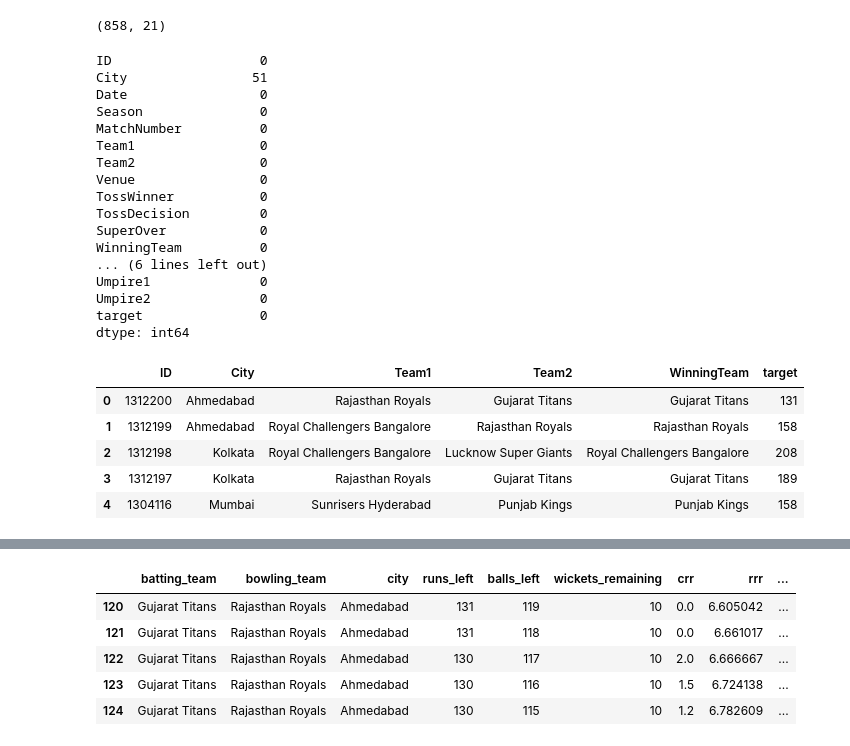
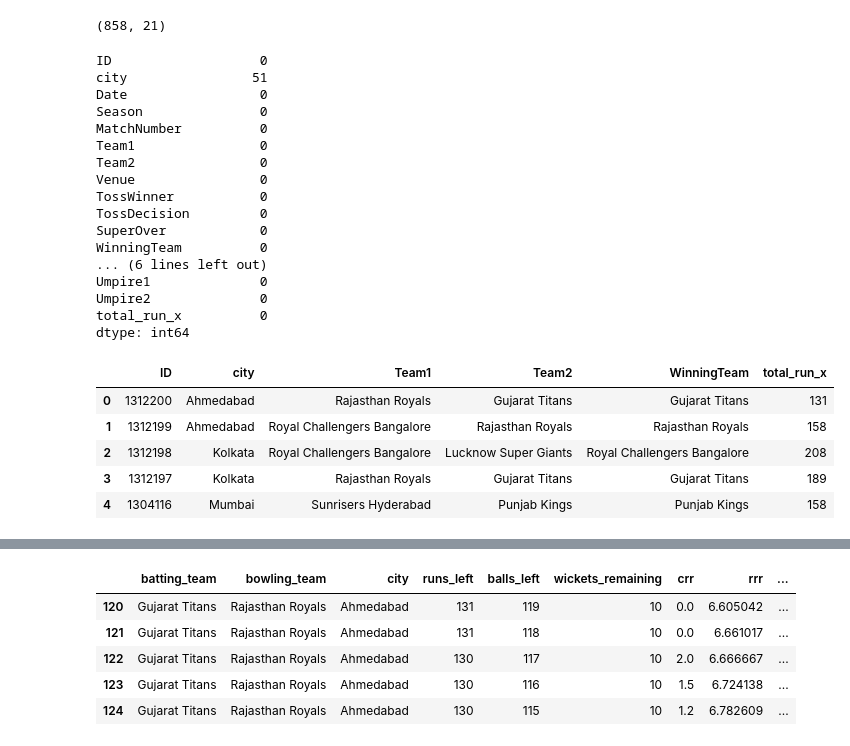
Before and after one commit to AyanPaliwal/IPL-Match-Winning-Prediction, a Jupyter notebook: IPL Wiinning Prediction.ipynb, the cells around one changed output, grey strips where cells are left out. Cells and saved outputs as stored; diff of their text form; code cells hidden in the pictures.

```diff
--- a/IPL_Winning_Prediction.ipynb
+++ b/IPL Wiinning Prediction.ipynb
@@ -853,8 +857,8 @@ catches            0
 Player_of_Match    0
 dtype: int64
 # %%
-balls=pd.read_csv("D:\\Data Analyst\\Projects\\IPL PREDICTION\\IPL_Ball_by_Ball_2008_2022.csv")
-matches=pd.read_csv("D:\\Data Analyst\\Projects\\IPL PREDICTION\\IPL_Matches_2008_2022.csv")
+balls=pd.read_csv("D:\\Data Analyst\\Projects\\IPL PREDICTION - Copy\\IPL_Ball_by_Ball_2008_2022.csv")
+matches=pd.read_csv("D:\\Data Analyst\\Projects\\IPL PREDICTION - Copy\\IPL_Matches_2008_2022.csv")
 # %%
 inningScores = balls.groupby(['ID', 'innings'])['total_run'].sum().reset_index()
 inningScores = inningScores[inningScores['innings']==1]
@@ -872,6 +876,6 @@ inningScores.head(10)
 | 16 | 335990 | 1 | 214 |
 | 18 | 335991 | 1 | 182 |
 # %%
-inningScores['target'] = inningScores['total_run'] + 1
+inningScores['total_run_x'] = inningScores['total_run'] + 1
 inningScores.head(10)
 # %% [output]
@@ -887,6 +891,6 @@ inningScores.head(10)
 | 16 | 335990 | 1 | 214 | 215 |
 | 18 | 335991 | 1 | 182 | 183 |
 # %%
-matches = matches.merge(inningScores[['ID','target']], on='ID')
+matches = matches.merge(inningScores[['ID','total_run_x']], on='ID')
 matches.head()
 # %% [output]
@@ -966,7 +970,7 @@ matches.shape
 matches.isnull().sum()
 # %% [output]
 ID                   0
-City                51
+city                51
 Date                 0
 Season               0
 MatchNumber          0
@@ -980,14 +984,14 @@ WinningTeam          0
 ... (6 lines left out)
 Umpire1              0
 Umpire2              0
-target               0
+total_run_x          0
 dtype: int64
 # %%
 
-matches = matches[['ID','City','Team1','Team2','WinningTeam','target']].dropna()
+matches = matches[['ID','city','Team1','Team2','WinningTeam','total_run_x']].dropna()
 matches.head()
 # %% [output]
-|  | ID | City | Team1 | Team2 | WinningTeam | target |
+|  | ID | city | Team1 | Team2 | WinningTeam | total_run_x |
 | 0 | 1312200 | Ahmedabad | Rajasthan Royals | Gujarat Titans | Gujarat Titans | 131 |
 | 1 | 1312199 | Ahmedabad | Royal Challengers Bangalore | Rajasthan Royals | Rajasthan Royals | 158 |
 | 2 | 1312198 | Kolkata | Royal Challengers Bangalore | Lucknow Super Giants | Royal Challengers Bangalore | 208 |
```
Also changed, not shown: parts of 38 cells of this notebook, 1 other file.
